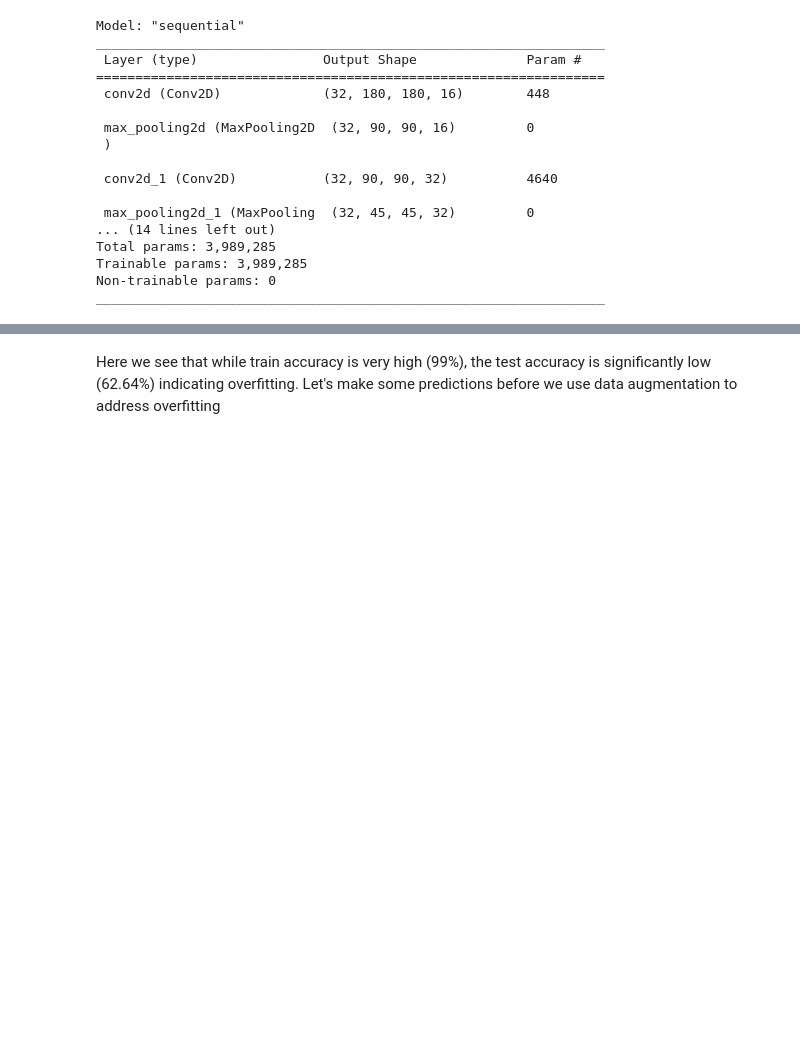
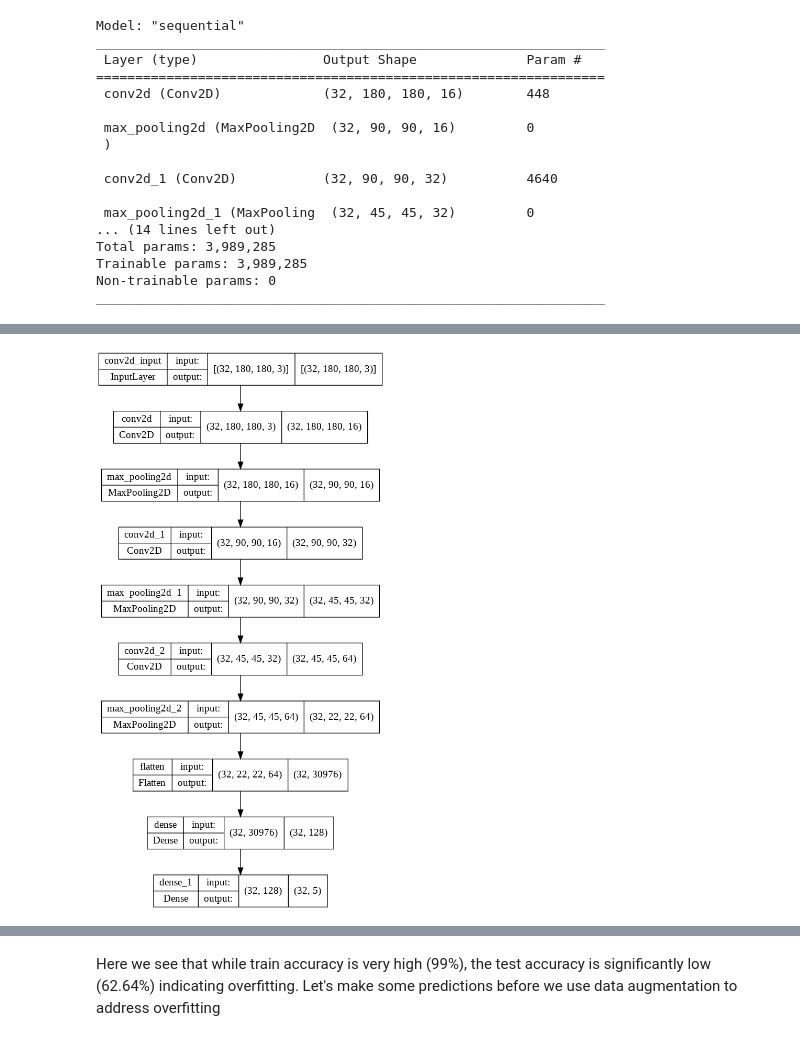
Before and after one commit to TessRedie/Project_image_classification, a Jupyter notebook: flower_classification_CNN.ipynb, the cells around one changed output, grey strips where cells are left out. Saved outputs shown, nothing was run; the diff lists cells and outputs as text; code cells hidden in the pictures; blank space fills up the shorter version.

```diff
--- a/flower_classification_CNN.ipynb
+++ b/flower_classification_CNN.ipynb
@@ -187,3 +200,7 @@ _________________________________________________________________
+# %%
+keras.utils.plot_model(model, "Flower_classification.png", show_shapes=True)
+# %% [output]
+[figure, added]
 # %%
 model.evaluate(X_test_scaled,y_test)
 # %% [output]
```
Also changed, not shown: parts of 14 cells of this notebook.
